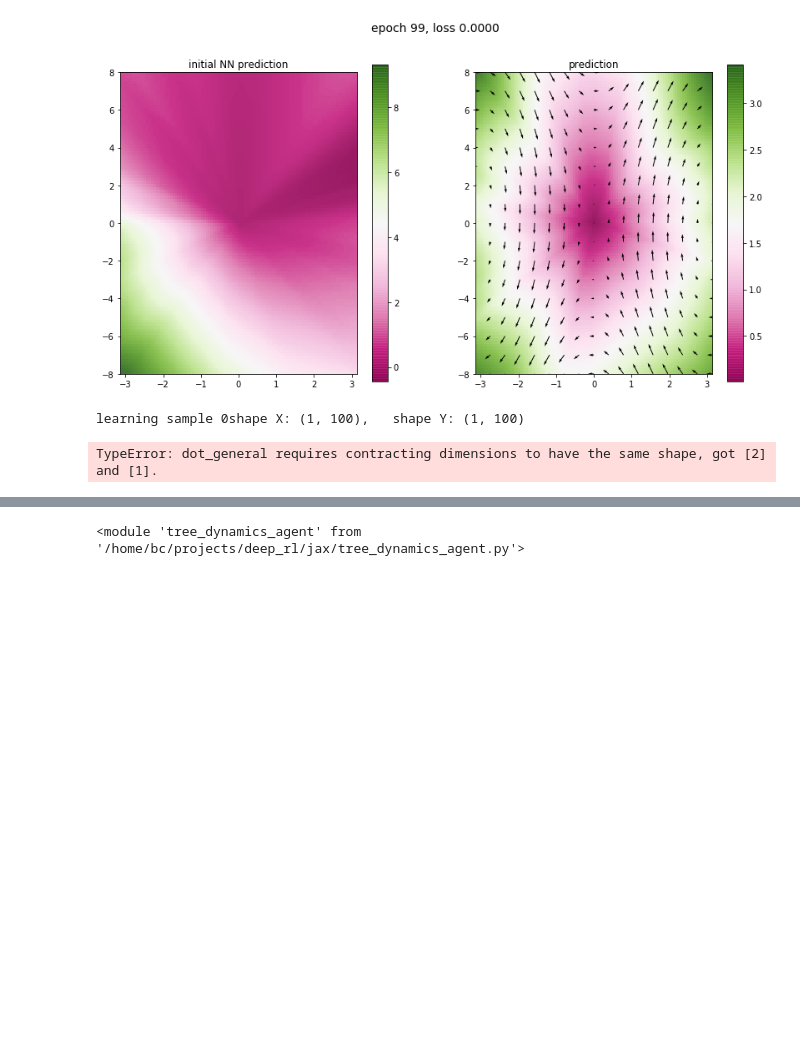
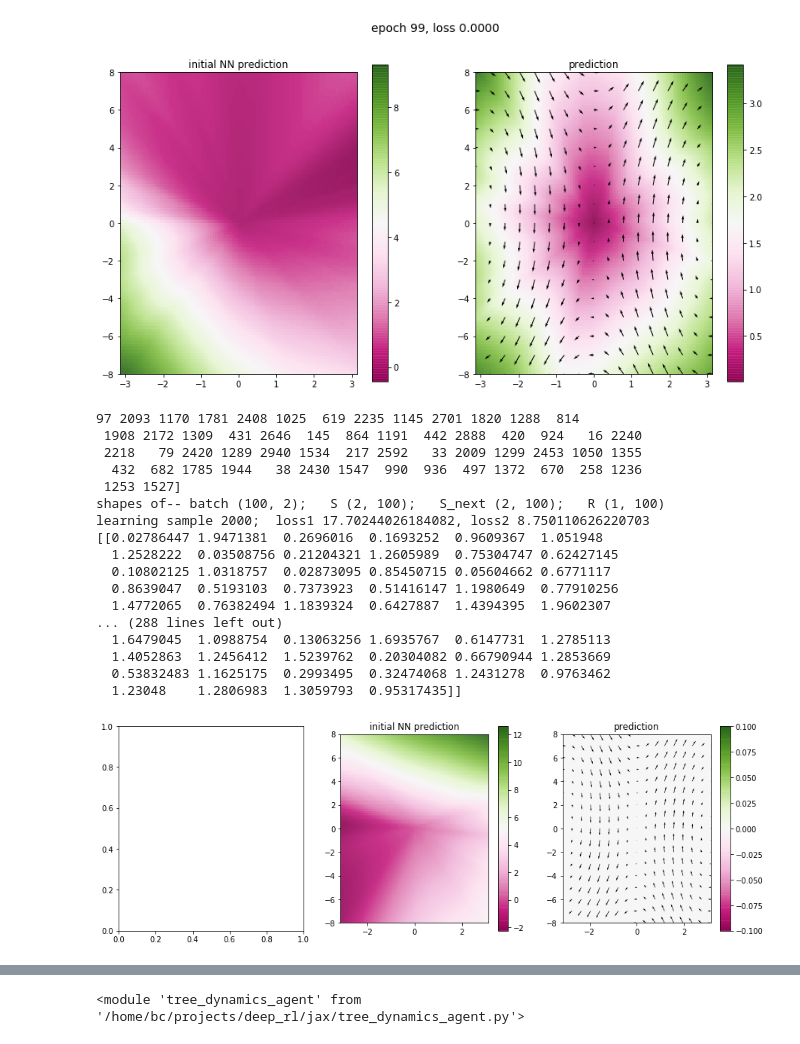
Before and after one commit to bcolloran/deep_rl_experiments, a Jupyter notebook: jax/pedulum_value_space_planning.ipynb, the cells around one changed output, grey strips where cells are left out. Saved outputs shown, nothing was run; the diff lists cells and outputs as text; code cells hidden in the pictures; blank space fills up the shorter version.

```diff
--- a/jax/pedulum_value_space_planning.ipynb
+++ b/jax/pedulum_value_space_planning.ipynb
@@ -259,8 +260,8 @@ for i in range(num_epochs):
     sample_order = np.random.permutation(samples_per_epoch)
     j=0
     while j<samples_per_epoch:
-        sample_indices = sample_order[j*batch_size:(j+1)*batch_size]
-        j+=batch_size
+        sample_indices = sample_order[j:j+batch_size]
+        j += batch_size
         X = epoch_memory[sample_indices, 0:2].T
         for r in epoch_memory[sample_indices, 2]:
             stdizer.observe_reward(r)
@@ -283,14 +284,14 @@ for i in range(num_epochs):
 
 
 episode_len = 300
-num_epochs = 100
-samples_per_epoch = episode_len*50
+num_epochs = 1
+samples_per_epoch = episode_len*10
 batch_size = 100
 
 discount = .99
 
 tau=5e-3
-LR = 0.0001
+LR = 0.00001
 
 vn1 = jnn.init_network_params_He([2,80,80,1])
 vn1_targ = jnn.copy_network(vn1)
@@ -306,8 +307,8 @@ for i in range(num_epochs):
 
     e=0
     while epoch_memory.shape[0] < samples_per_epoch:
-        print(f"episode {e} of {samples_per_epoch/episode_len};"
-        f"   {epoch_memory.shape} samples so far", end="\r")
+        # print(f"episode {e} of {samples_per_epoch/episode_len};"
+        # f"   {epoch_memory.shape} samples so far", end="\r")
         e+=1
         theta0 = np.pi * (2*rand() - 1)
         thetadot0 = 8 * (2*rand() - 0.5)
@@ -323,46 +324,74 @@ for i in range(num_epochs):
         ))
         traj[:,0] = PU.angle_normalize(traj[:,0])
         # for r in :
         stdizer.observe_reward_vec(traj[:,2])
         R = stdizer.standardize_reward(traj[:-1, 2]).reshape(-1,1)
         S = traj[:-1, 0:2]
         S_next = traj[1:, 0:2]
 
         episode = np.hstack([S, S_next, R])
         epoch_memory = np.vstack([epoch_memory, episode])
 
     sample_order = np.random.permutation(samples_per_epoch)
     j=0
+    print("sample order", sample_order, "shape", sample_order.shape)
     while j<samples_per_epoch:
-        print(f"learning sample {j}", end="\r")
-        sample_indices = sample_order[j*batch_size:(j+1)*batch_size]
+        sample_indices = sample_order[j:j+batch_size]
         j += batch_size
 
-        S = epoch_memory[sample_indices, 0:2].T
-        S_next = epoch_memory[sample_indices, 2:4].T
-        R = epoch_memory[sample_indices, 4:5].T
+        batch = epoch_memory[sample_indices, 0:2]
+
+        S = jnp.transpose(epoch_memory[sample_indices, 0:2])
+        S_next = jnp.transpose(epoch_memory[sample_indices, 2:4])
+        R = jnp.transpose(epoch_memory[sample_indices, 4:5])
 
         Y = R + discount * np.minimum(
             jnn.predict(vn1_targ, S_next),
             jnn.predict(vn2_targ, S_next)
         )
 
         # X = S
-        print(f"shape X: {X.shape},   shape Y: {Y.shape}")
-        vn1, loss = jnn.update_and_loss(vn1, (S,Y), LR)
+        # print(f"shape X: {X.shape},   shape Y: {Y.shape}")
+        vn1, loss1 = jnn.update_and_loss(vn1, (S,Y), LR)
+        loss_list.append(loss1)
 
         # X = S_next
-        print(f"shape X: {X.shape},   shape Y: {Y.shape}")
-        vn2, loss = jnn.update_and_loss(vn2, (S_next,Y), LR)
+        # print(f"shape X: {X.shape},   shape Y: {Y.shape}")
+        vn2, loss2 = jnn.update_and_loss(vn2, (S_next,Y), LR)
+
+        print(f"episode {e} of {samples_per_epoch/episode_len};"
+        f"   {epoch_memory.shape} samples so far"
+        f"\n sample indices {sample_indices}")
+        print(f"shapes of-- batch {batch.shape};   S {S.shape};   S_next {S_next.shape};   R {R.shape}")
+        print(f"learning sample {j};  loss1 {loss1}, loss2 {loss2}")#, end="\r")
+        # print("Y", Y)
+        print(R)
+        # print("vn1", vn1)
 
     vn1_targ = jnn.interpolate_networks(vn1_targ, vn1, tau)
     vn2_targ = jnn.interpolate_networks(vn2_targ, vn2, tau)
 
-    plotter.update_plot(
-        jnn.predict(vn1,plotter.plotX),
-        loss_list,
-        i
-    )
+    # plotter.update_plot(
+    #     jnn.predict(vn1,plotter.plotX),
+    #     loss_list,
+    #     i
+    # )
 # %% [output]
-learning sample 0shape X: (1, 100),   shape Y: (1, 100)
+97 2093 1170 1781 2408 1025  619 2235 1145 2701 1820 1288  814
+ 1908 2172 1309  431 2646  145  864 1191  442 2888  420  924   16 2240
+ 2218   79 2420 1289 2940 1534  217 2592   33 2009 1299 2453 1050 1355
+  432  682 1785 1944   38 2430 1547  990  936  497 1372  670  258 1236
+ 1253 1527]
+shapes of-- batch (100, 2);   S (2, 100);   S_next (2, 100);   R (1, 100)
+learning sample 2000;  loss1 17.70244026184082, loss2 8.750110626220703
+[[0.02786447 1.9471381  0.2696016  0.1693252  0.9609367  1.051948
+  1.2528222  0.03508756 0.21204321 1.2605989  0.75304747 0.62427145
+  0.10802125 1.0318757  0.02873095 0.85450715 0.05604662 0.6771117
+  0.8639047  0.5193103  0.7373923  0.51416147 1.1980649  0.77910256
+  1.4772065  0.76382494 1.1839324  0.6427887  1.4394395  1.9602307
+... (288 lines left out)
+  1.6479045  1.0988754  0.13063256 1.6935767  0.6147731  1.2785113
+  1.4052863  1.2456412  1.5239762  0.20304082 0.66790944 1.2853669
+  0.53832483 1.1625175  0.2993495  0.32474068 1.2431278  0.9763462
+  1.23048    1.2806983  1.3059793  0.95317435]]
-TypeError: dot_general requires contracting dimensions to have the same shape, got [2] and [1].
+[figure, added]
```
Also changed, not shown: parts of 3 cells of this notebook, 3 other files.
